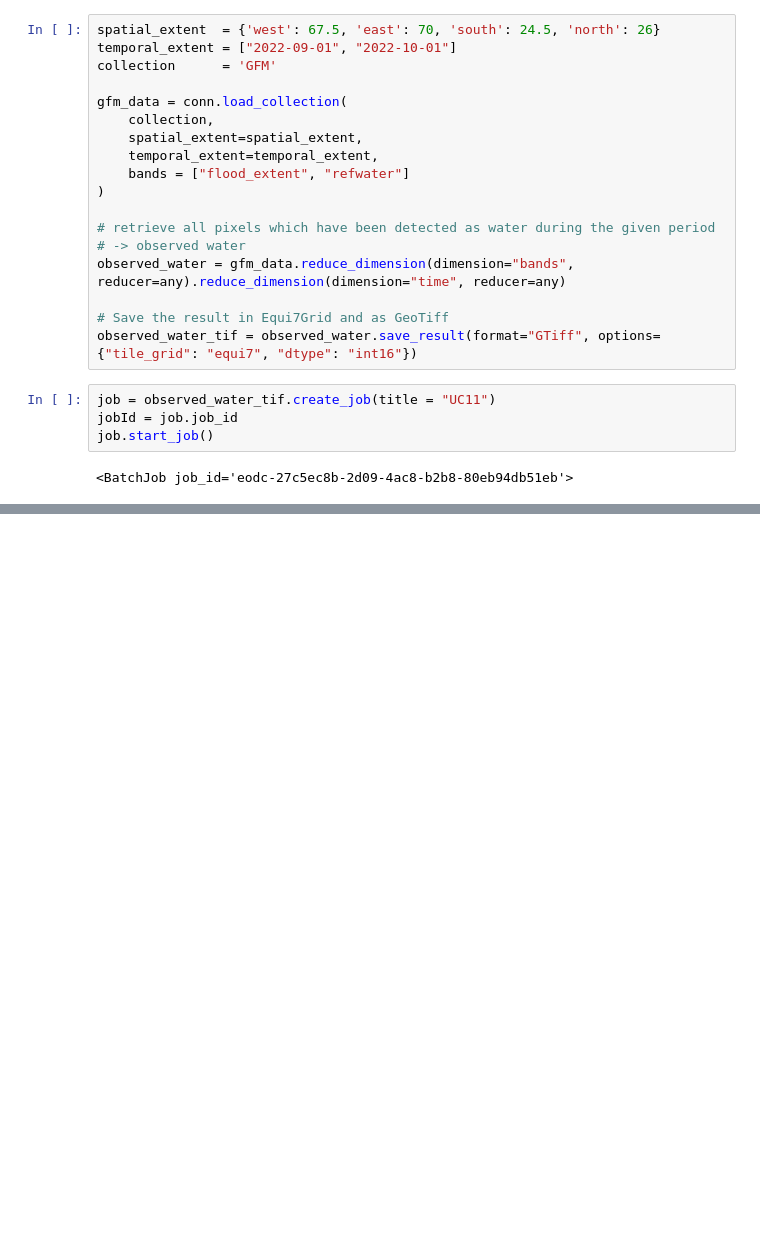
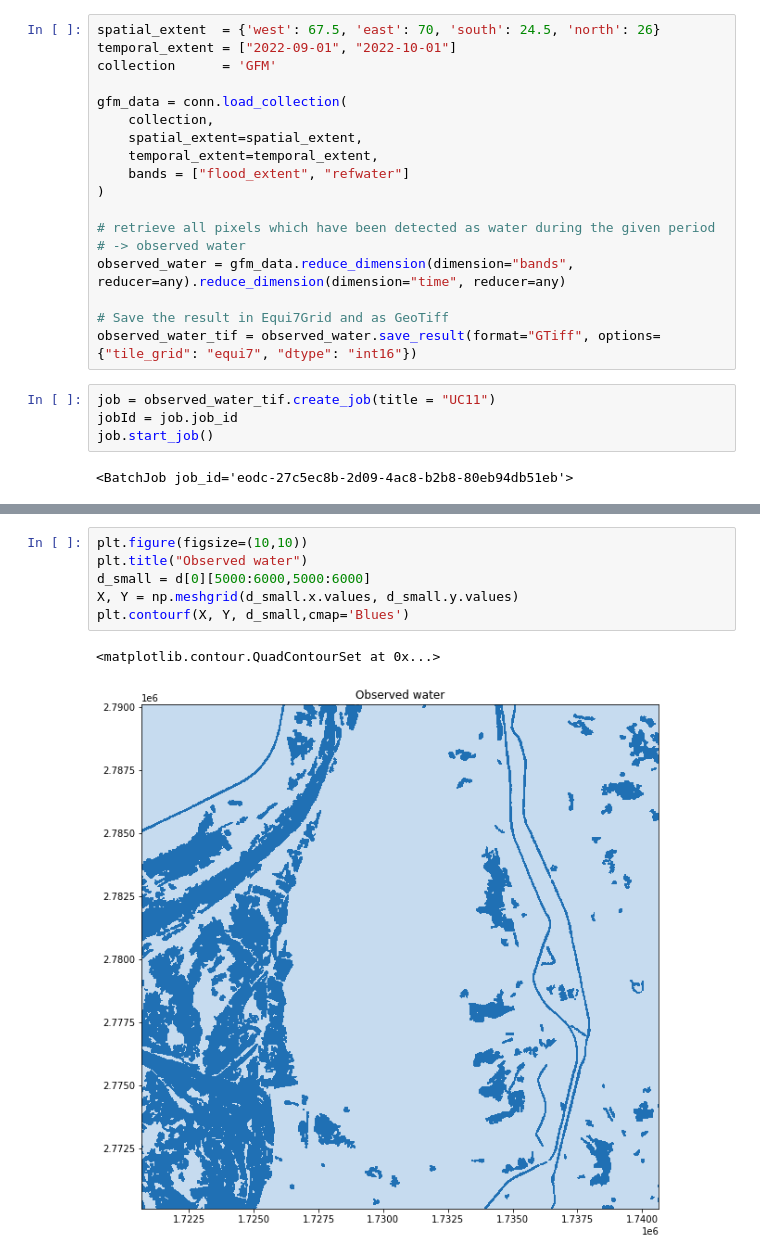
Before and after one commit to eodcgmbh/openeo-examples, a Jupyter notebook: UCs/UC11.ipynb, the cells around one changed output, grey strips where cells are left out. Cells and saved outputs as stored; diff of their text form; blank space fills up the shorter version.

```diff
--- a/UCs/UC11.ipynb
+++ b/UCs/UC11.ipynb
@@ -234,0 +259,9 @@ plt.colorbar()
+# %%
+plt.figure(figsize=(10,10))
+plt.title("Observed water")
+d_small = d[0][5000:6000,5000:6000]
+X, Y = np.meshgrid(d_small.x.values, d_small.y.values)
+plt.contourf(X, Y, d_small,cmap='Blues')
+# %% [output]
+<matplotlib.contour.QuadContourSet at 0x...>
+[figure, added]
```
Also changed, not shown: parts of 3 cells of this notebook.
